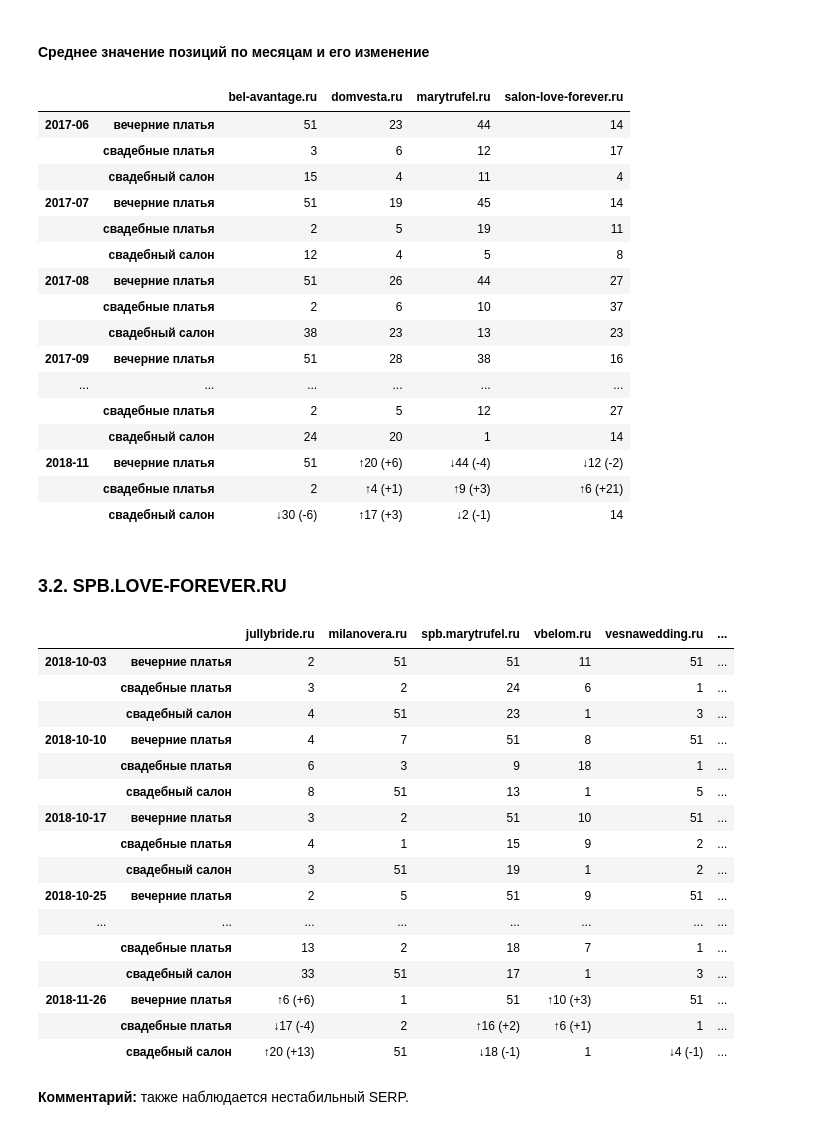
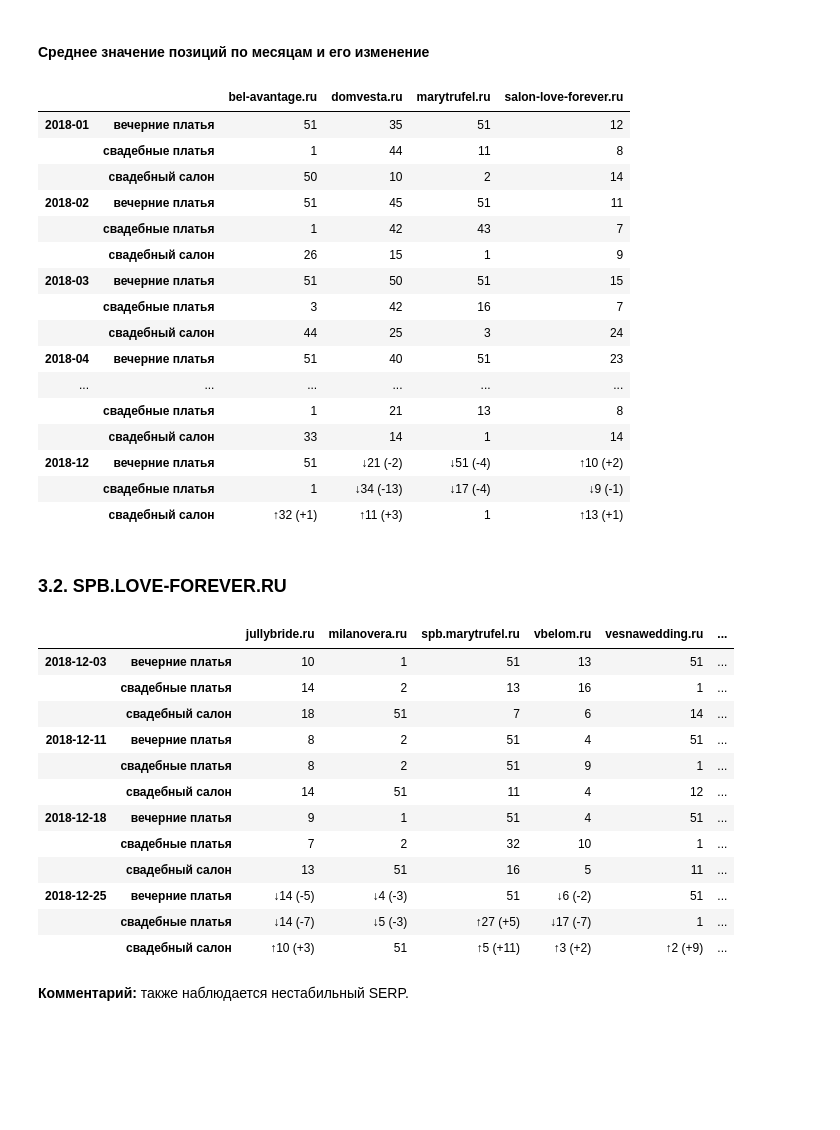
Before and after one commit to salon-love-forever/reports, a Jupyter notebook: salon-love-forever.ru.ipynb, the cells around one changed output. Drawn from its saved outputs; the diff is of its cells as text; code cells hidden in the pictures; blank space fills up the shorter version.

```diff
--- a/salon-love-forever.ru.ipynb
+++ b/salon-love-forever.ru.ipynb
@@ -211,6 +211,7 @@ indx_m = cols_m.index('salon-love-forever.ru')
 cols_m.append(cols_m.pop(indx_m))
 # %%
 # positions['msk'] = positions['msk'].fillna(51).applymap(lambda x: int(x))
-change_positions(positions['msk'][cols_m].loc[(slice('2018-10','2018-11'), All), All]) # .loc[['201707', '201711'], :]
+slc = (slice('2018-12','2018-12'), All), All
+change_positions(positions['msk'][cols_m].loc[slc]) # .loc[['201707', '201711'], :]
 # %% [output]
 |  |  | bel-avantage.ru | domvesta.ru | marytrufel.ru | salon-love-forever.ru |
@@ -235,26 +232,26 @@ change_positions(positions['msk'][cols_m].loc[(slice('2018-10','2018-11'), All),
 # %% [markdown]
 #### Среднее значение позиций по месяцам и его изменение
 # %%
-change_positions(positions['msk'][cols_m].unstack().resample('M',
+change_positions(positions['msk'][cols_m].unstack()['2018'].resample('M',
                             kind='period').mean().applymap(lambda x: round(x)).stack())
 # %% [output]
 |  |  | bel-avantage.ru | domvesta.ru | marytrufel.ru | salon-love-forever.ru |
-| 2017-06 | вечерние платья | 51 | 23 | 44 | 14 |
-|  | свадебные платья | 3 | 6 | 12 | 17 |
-|  | свадебный салон | 15 | 4 | 11 | 4 |
-| 2017-07 | вечерние платья | 51 | 19 | 45 | 14 |
-|  | свадебные платья | 2 | 5 | 19 | 11 |
-|  | свадебный салон | 12 | 4 | 5 | 8 |
-| 2017-08 | вечерние платья | 51 | 26 | 44 | 27 |
-|  | свадебные платья | 2 | 6 | 10 | 37 |
-|  | свадебный салон | 38 | 23 | 13 | 23 |
-| 2017-09 | вечерние платья | 51 | 28 | 38 | 16 |
+| 2018-01 | вечерние платья | 51 | 35 | 51 | 12 |
+|  | свадебные платья | 1 | 44 | 11 | 8 |
+|  | свадебный салон | 50 | 10 | 2 | 14 |
+| 2018-02 | вечерние платья | 51 | 45 | 51 | 11 |
+|  | свадебные платья | 1 | 42 | 43 | 7 |
+|  | свадебный салон | 26 | 15 | 1 | 9 |
+| 2018-03 | вечерние платья | 51 | 50 | 51 | 15 |
+|  | свадебные платья | 3 | 42 | 16 | 7 |
+|  | свадебный салон | 44 | 25 | 3 | 24 |
+| 2018-04 | вечерние платья | 51 | 40 | 51 | 23 |
 | ... | ... | ... | ... | ... | ... |
-|  | свадебные платья | 2 | 5 | 12 | 27 |
-|  | свадебный салон | 24 | 20 | 1 | 14 |
-| 2018-11 | вечерние платья | 51 | ↑20 (+6) | ↓44 (-4) | ↓12 (-2) |
-|  | свадебные платья | 2 | ↑4 (+1) | ↑9 (+3) | ↑6 (+21) |
-|  | свадебный салон | ↓30 (-6) | ↑17 (+3) | ↓2 (-1) | 14 |
+|  | свадебные платья | 1 | 21 | 13 | 8 |
+|  | свадебный салон | 33 | 14 | 1 | 14 |
+| 2018-12 | вечерние платья | 51 | ↓21 (-2) | ↓51 (-4) | ↑10 (+2) |
+|  | свадебные платья | 1 | ↓34 (-13) | ↓17 (-4) | ↓9 (-1) |
+|  | свадебный салон | ↑32 (+1) | ↑11 (+3) | 1 | ↑13 (+1) |
 # %% [markdown]
 ### 3.2. SPB.LOVE-FOREVER.RU
 # %%
@@ -265,26 +262,22 @@ cols.append(cols.pop(indx))
 # %%
 positions['spb'] = positions['spb'].fillna(51).applymap(lambda x: int(x))
 # change_positions(positions['spb'][cols].loc[(slice('2018-01','2018-02'), All), All].unstack().resample('W',
 # kind='period').mean().applymap(lambda x: round(x)).stack())
-change_positions(positions['spb'][cols].loc[(slice('2018-10','2018-11'), All), All]) # .loc[['201707', '201711'], :]
+change_positions(positions['spb'][cols].loc[slc]) # .loc[['201707', '201711'], :]
 # %% [output]
 |  |  | jullybride.ru | milanovera.ru | spb.marytrufel.ru | vbelom.ru | vesnawedding.ru | ... |
-| 2018-10-03 | вечерние платья | 2 | 51 | 51 | 11 | 51 | ... |
-|  | свадебные платья | 3 | 2 | 24 | 6 | 1 | ... |
-|  | свадебный салон | 4 | 51 | 23 | 1 | 3 | ... |
-| 2018-10-10 | вечерние платья | 4 | 7 | 51 | 8 | 51 | ... |
-|  | свадебные платья | 6 | 3 | 9 | 18 | 1 | ... |
-|  | свадебный салон | 8 | 51 | 13 | 1 | 5 | ... |
-| 2018-10-17 | вечерние платья | 3 | 2 | 51 | 10 | 51 | ... |
-|  | свадебные платья | 4 | 1 | 15 | 9 | 2 | ... |
-|  | свадебный салон | 3 | 51 | 19 | 1 | 2 | ... |
-| 2018-10-25 | вечерние платья | 2 | 5 | 51 | 9 | 51 | ... |
-| ... | ... | ... | ... | ... | ... | ... | ... |
-|  | свадебные платья | 13 | 2 | 18 | 7 | 1 | ... |
-|  | свадебный салон | 33 | 51 | 17 | 1 | 3 | ... |
-| 2018-11-26 | вечерние платья | ↑6 (+6) | 1 | 51 | ↑10 (+3) | 51 | ... |
-|  | свадебные платья | ↓17 (-4) | 2 | ↑16 (+2) | ↑6 (+1) | 1 | ... |
-|  | свадебный салон | ↑20 (+13) | 51 | ↓18 (-1) | 1 | ↓4 (-1) | ... |
+| 2018-12-03 | вечерние платья | 10 | 1 | 51 | 13 | 51 | ... |
+|  | свадебные платья | 14 | 2 | 13 | 16 | 1 | ... |
+|  | свадебный салон | 18 | 51 | 7 | 6 | 14 | ... |
+| 2018-12-11 | вечерние платья | 8 | 2 | 51 | 4 | 51 | ... |
+|  | свадебные платья | 8 | 2 | 51 | 9 | 1 | ... |
+|  | свадебный салон | 14 | 51 | 11 | 4 | 12 | ... |
+| 2018-12-18 | вечерние платья | 9 | 1 | 51 | 4 | 51 | ... |
+|  | свадебные платья | 7 | 2 | 32 | 10 | 1 | ... |
+|  | свадебный салон | 13 | 51 | 16 | 5 | 11 | ... |
+| 2018-12-25 | вечерние платья | ↓14 (-5) | ↓4 (-3) | 51 | ↓6 (-2) | 51 | ... |
+|  | свадебные платья | ↓14 (-7) | ↓5 (-3) | ↑27 (+5) | ↓17 (-7) | 1 | ... |
+|  | свадебный салон | ↑10 (+3) | 51 | ↑5 (+11) | ↑3 (+2) | ↑2 (+9) | ... |
 # %% [markdown]
 **Комментарий:** также наблюдается нестабильный SERP.
 # %% [markdown]
```
Also changed, not shown: parts of 12 cells of this notebook.
